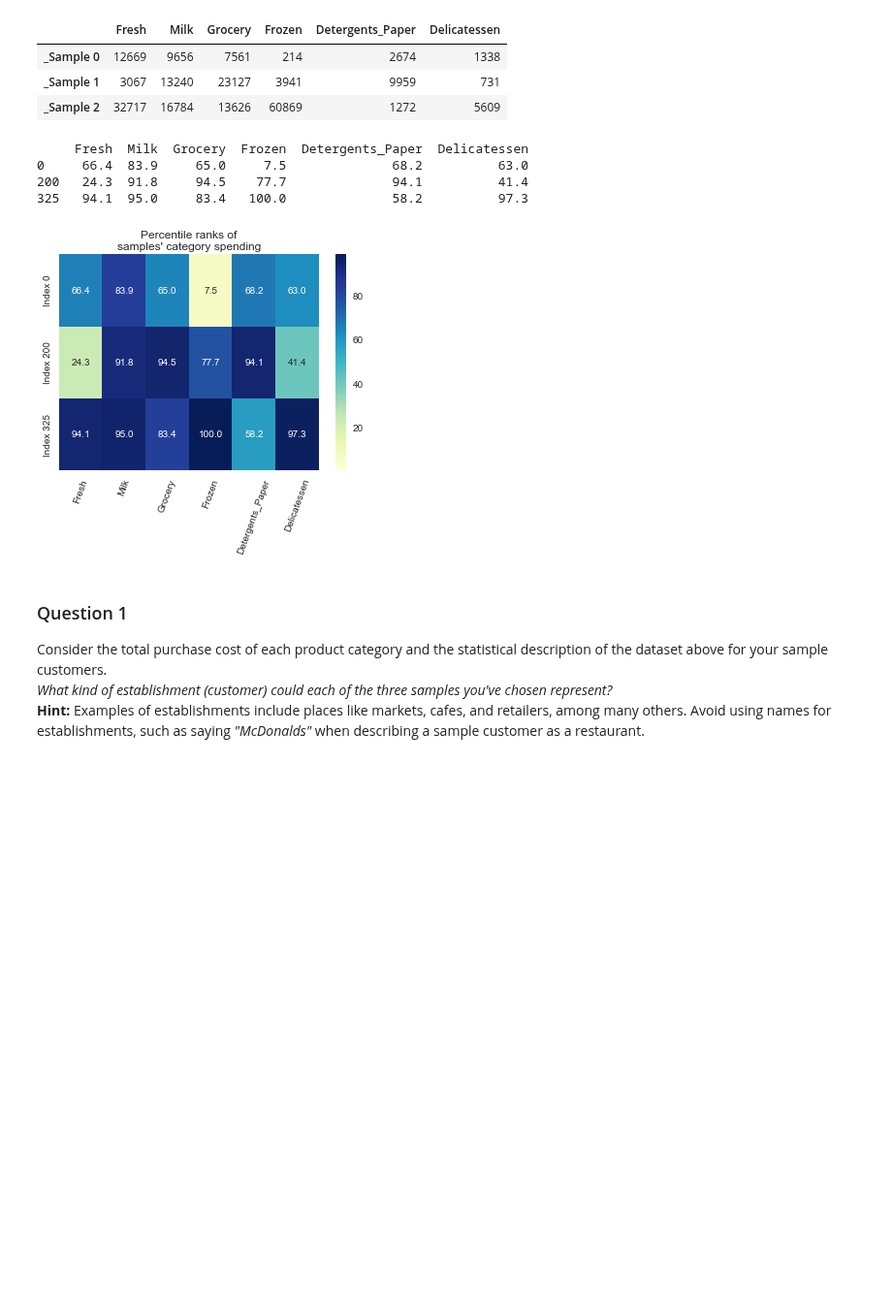
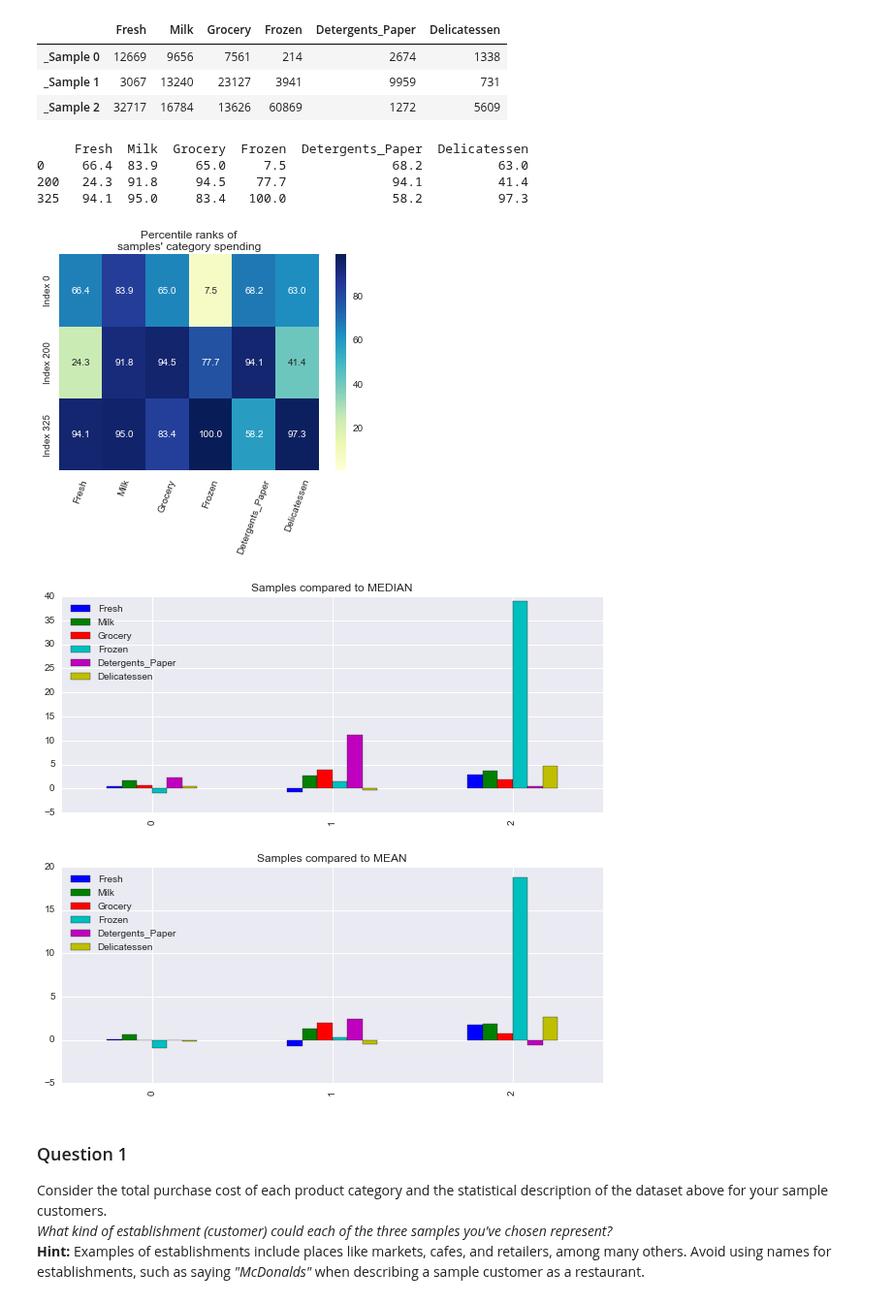
Before and after one commit to omoju/creatingCustomerSegments, a Jupyter notebook: customerSegments.ipynb, the cells around one changed output. Shown at 97% size. Saved outputs shown, nothing was run; the diff lists cells and outputs as text; code cells hidden in the pictures; blank space fills up the shorter version.

```diff
--- a/customerSegments.ipynb
+++ b/customerSegments.ipynb
@@ -71,18 +71,23 @@ Chosen samples of wholesale customers dataset:
 # %%
 # look at percentile ranks
 pcts = 100. * data.rank(axis=0, pct=True).iloc[indices].round(decimals=3)
 print pcts
 
 # visualize percentiles with heatmap
 sns.heatmap(pcts, yticklabels=['Index '+str(x) for x in indices], annot=True, vmin=1, vmax=99, fmt='.1f', cmap='YlGnBu')
 plt.title('Percentile ranks of\nsamples\' category spending')
 plt.xticks(rotation=70, ha='center');
+
+((samples-data.median()) / data.median()).plot.bar(figsize=(10,4), title='Samples compared to MEDIAN')
+((samples-data.mean()) / data.mean()).plot.bar(figsize=(10,4), title='Samples compared to MEAN');
 # %% [output]
      Fresh  Milk  Grocery  Frozen  Detergents_Paper  Delicatessen
 0     66.4  83.9     65.0     7.5              68.2          63.0
 200   24.3  91.8     94.5    77.7              94.1          41.4
 325   94.1  95.0     83.4   100.0              58.2          97.3
 [figure]
+[figure, added]
+[figure, added]
 # %% [markdown]
 ### Question 1
 Consider the total purchase cost of each product category and the statistical description of the dataset above for your sample customers.
```
